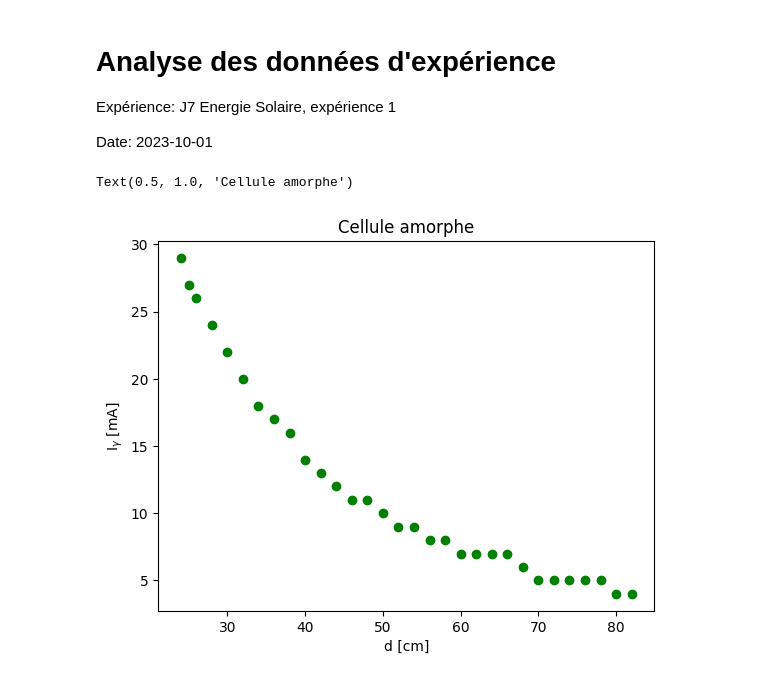
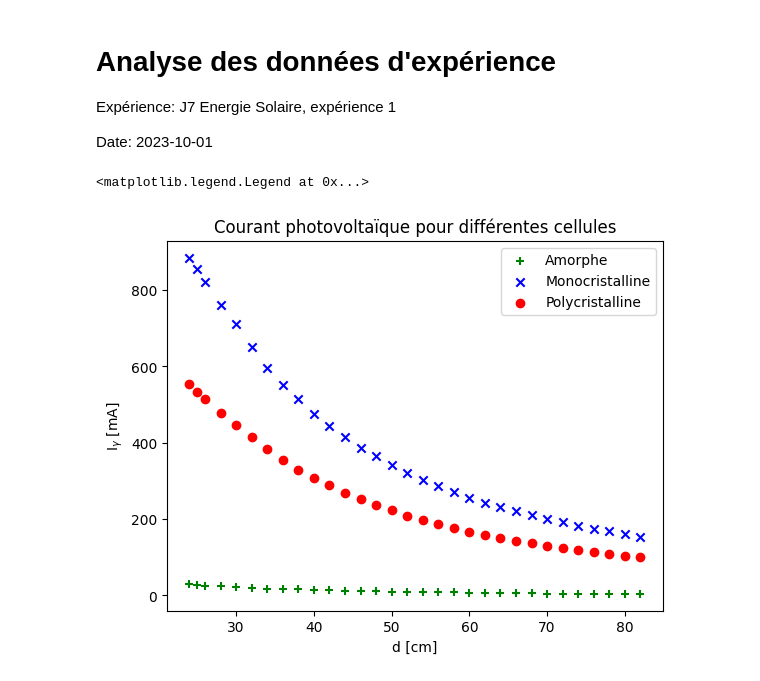
Before and after one commit to TomVdt/TPII-rapports, a Jupyter notebook: 01-J7-energie-solaire/analyse/exp3.ipynb, the cells around one changed output. Cells and saved outputs as stored; diff of their text form; code cells hidden in the pictures.

```diff
--- a/01-J7-energie-solaire/analyse/exp3.ipynb
+++ b/01-J7-energie-solaire/analyse/exp3.ipynb
@@ -16,8 +17,11 @@ rawdata = np.loadtxt("../data/Igamma(d).csv", dtype=float, delimiter=",", skipro
 # %%
-plt.scatter(rawdata[:,0], rawdata[:,1], color=colors["A"])
+plt.scatter(rawdata[:,0], rawdata[:,1], color=colors["A"], marker="+", label="Amorphe")
+plt.scatter(rawdata[:,0], rawdata[:,2], color=colors["M"], marker="x", label="Monocristalline")
+plt.scatter(rawdata[:,0], rawdata[:,3], color=colors["P"], label="Polycristalline")
 plt.xlabel("d [cm]")
 plt.ylabel("I$_\gamma$ [mA]")
-plt.title("Cellule amorphe")
+plt.title("Courant photovoltaïque pour différentes cellules")
+plt.legend()
 # %% [output]
-Text(0.5, 1.0, 'Cellule amorphe')
+<matplotlib.legend.Legend at 0x...>
-[figure, old version]
+[figure, new version]
```
Also changed, not shown: parts of 7 cells of this notebook.
